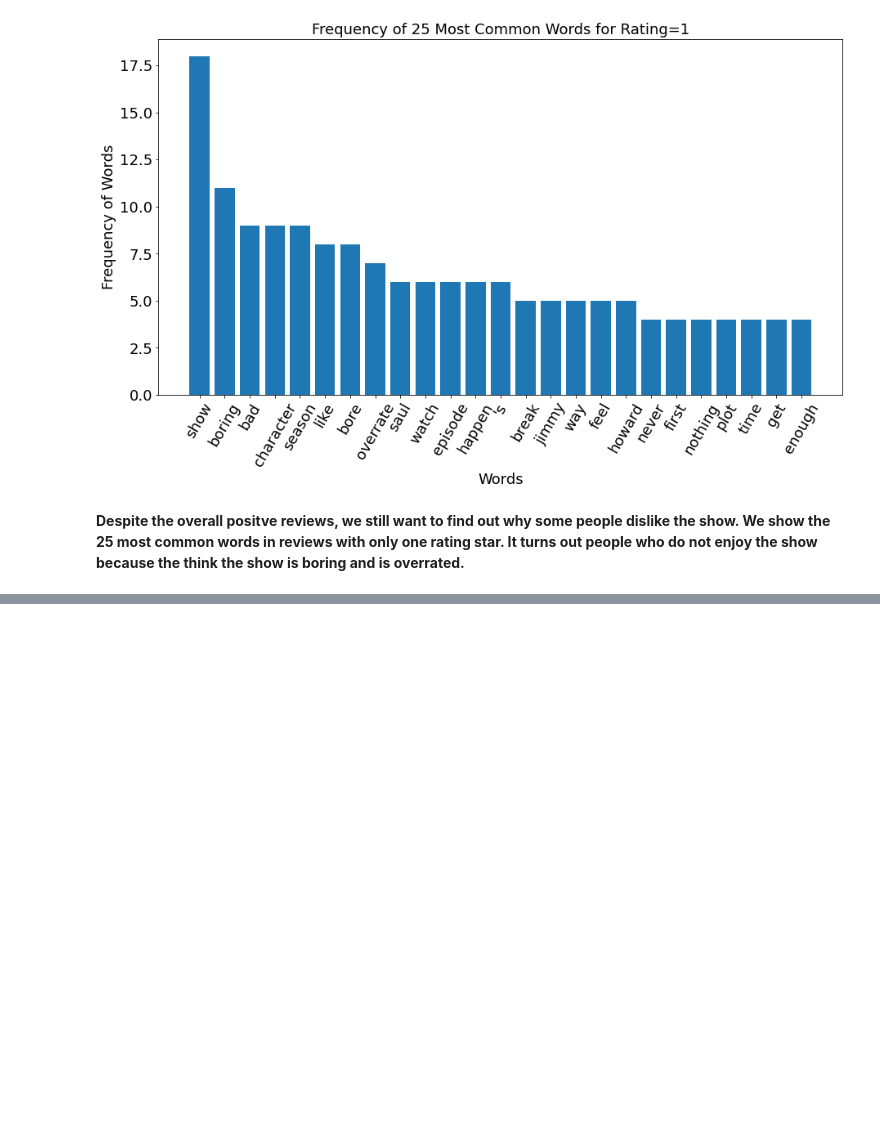
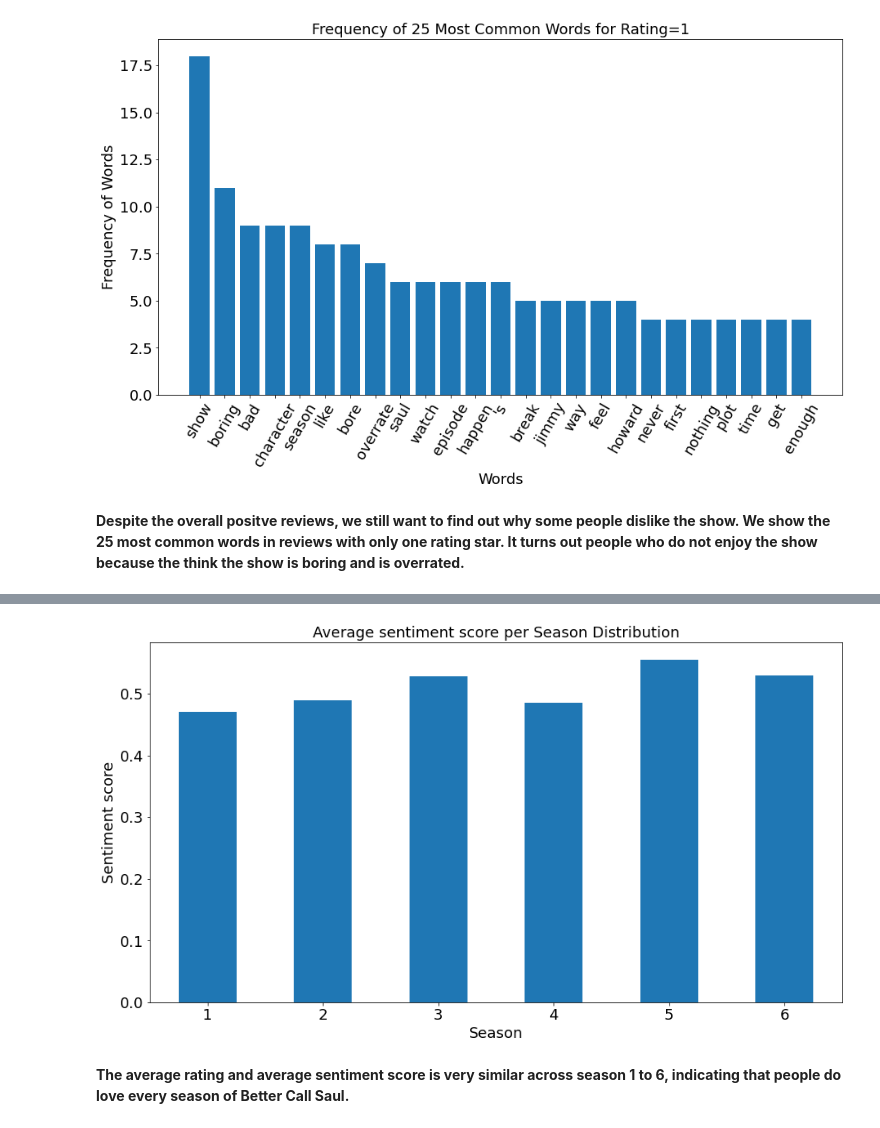
Before and after one commit to m724297540/Do-people-like-better-call-saul, a Jupyter notebook: EDA_audience_reviews.ipynb, the cells around one changed output, grey strips where cells are left out. Saved outputs shown, nothing was run; the diff lists cells and outputs as text; code cells hidden in the pictures; blank space fills up the shorter version.

```diff
--- a/EDA_audience_reviews.ipynb
+++ b/EDA_audience_reviews.ipynb
@@ -199,0 +320,12 @@ plt.show()
+# %%
+star_avg = df.groupby('season')['sentiment'].mean().plot(kind='bar', figsize=(15,8))
+plt.xlabel('Season', fontsize=18)
+plt.ylabel('Sentiment score', fontsize=18)
+plt.xticks(rotation = 0, fontsize=18)
+plt.yticks(fontsize=18)
+plt.title('Average sentiment score per Season Distribution', fontsize=18)
+plt.show()
+# %% [output]
+[figure, added]
+# %% [markdown]
+**The average rating and average sentiment score is very similar across season 1 to 6, indicating that people do love every season of Better Call Saul.**
```
Also changed, not shown: parts of 10 cells of this notebook, 1 other file.
